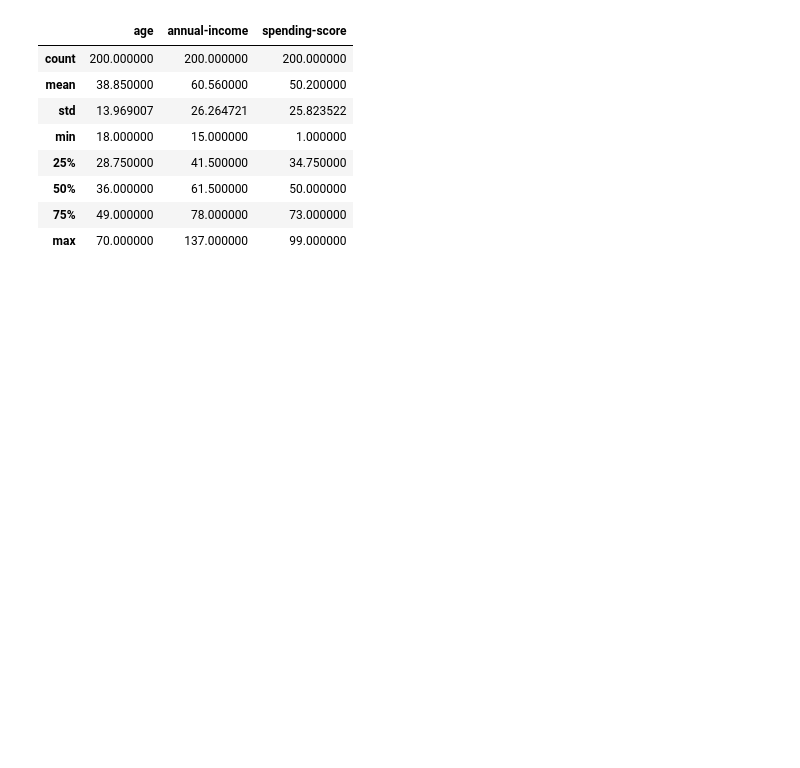
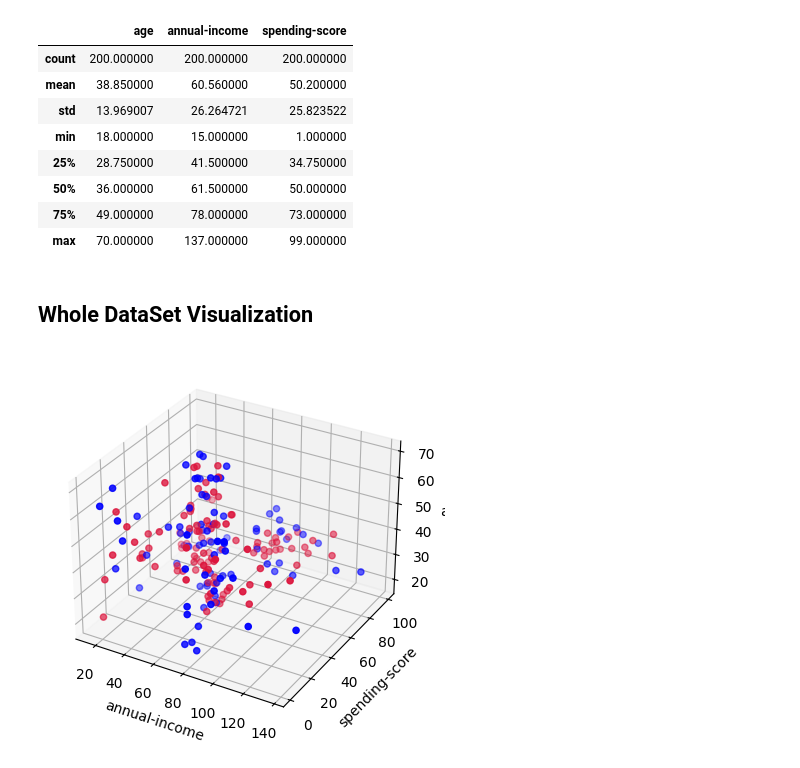
Before and after one commit to renatocorreia-rmcm/mall-customers-segmentation, a Jupyter notebook: dataset/analysis.ipynb, the cells around one changed output. Drawn from its saved outputs; the diff is of its cells as text; code cells hidden in the pictures; blank space fills up the shorter version.

Commit message:
finished code for dataset analysis
missing detailed insights about data

```diff
--- a/dataset/analysis.ipynb
+++ b/dataset/analysis.ipynb
@@ -60,3 +56,21 @@ df.drop('is_male', axis=1).describe()
 | 50% | 36.000000 | 61.500000 | 50.000000 |
 | 75% | 49.000000 | 78.000000 | 73.000000 |
 | max | 70.000000 | 137.000000 | 99.000000 |
+# %% [markdown]
+## Whole DataSet Visualization
+# %%
+fig = plt.figure()
+ax = fig.add_subplot(projection='3d')
+
+ax.set_xlabel('annual-income')
+ax.set_ylabel('spending-score')
+ax.set_zlabel('age')
+
+colors = np.full(is_male.shape, "blue", dtype=object)
+colors[is_male == 0] = "crimson"
+
+ax.scatter(income, score, age, color=colors)
+
+plt.show()
+# %% [output]
+[figure, added]
```
Also changed, not shown: parts of 7 cells of this notebook.
